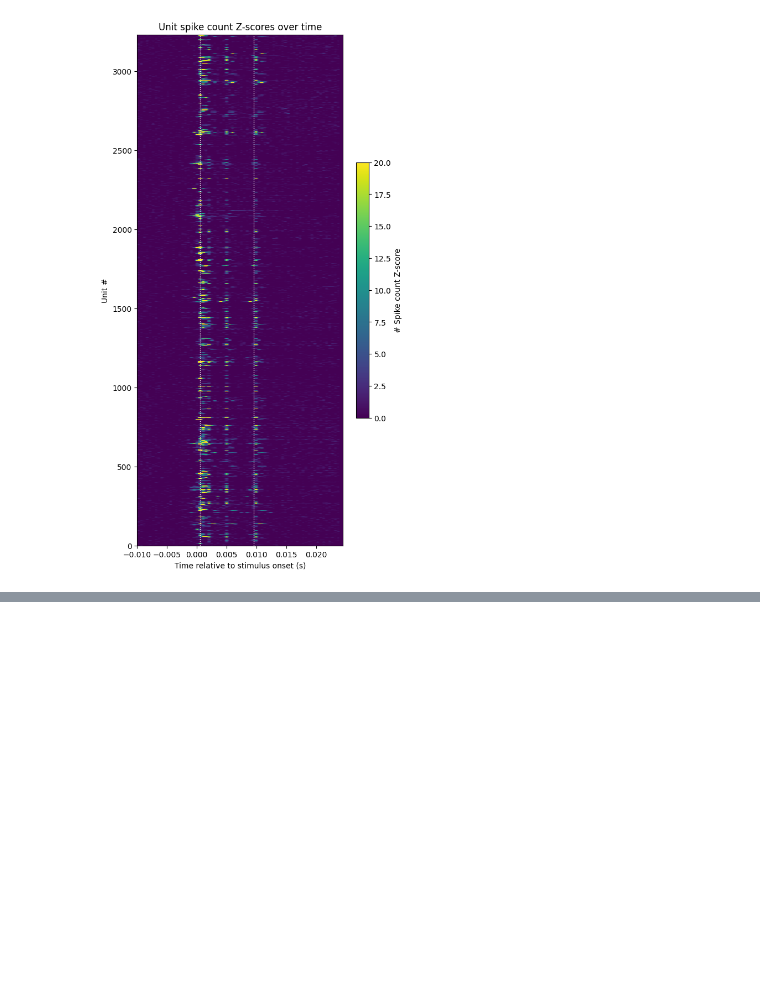
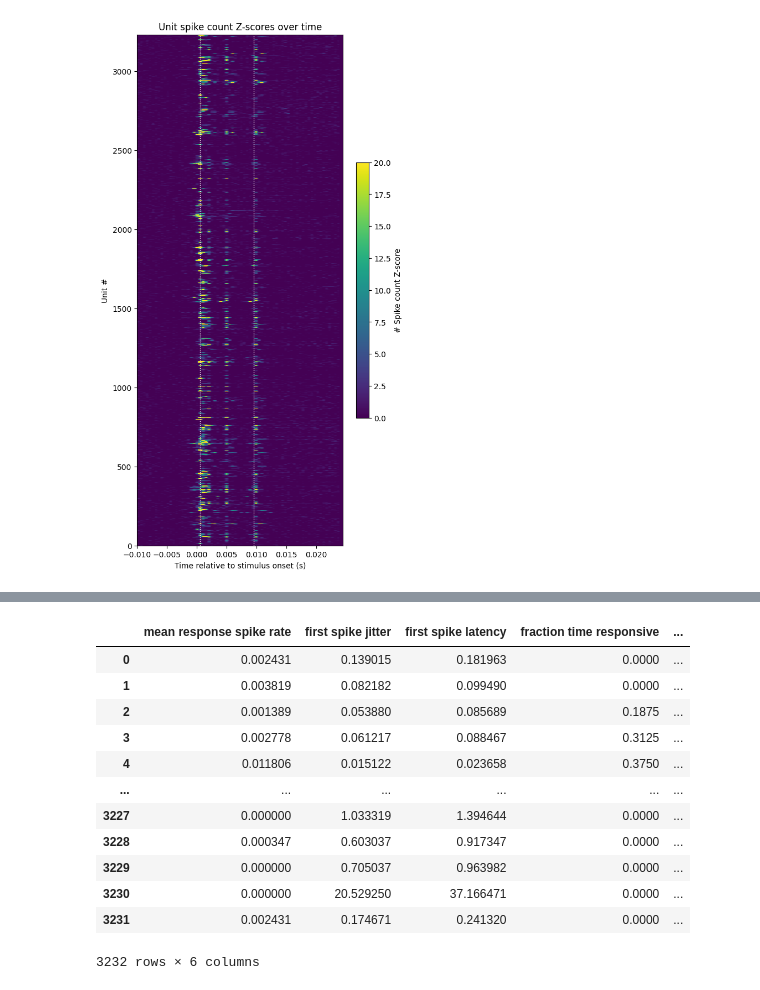
Before and after one commit to AllenInstitute/openscope_databook, a Jupyter notebook: docs/first-order/optotagging.ipynb, the cells around one changed output, grey strips where cells are left out. Drawn from its saved outputs; the diff is of its cells as text; code cells hidden in the pictures; blank space fills up the shorter version.

```diff
--- a/docs/first-order/optotagging.ipynb
+++ b/docs/first-order/optotagging.ipynb
@@ -134,7 +134,8 @@ for unit_idx in range(len(units_spike_times)):
         bin_indices = ((spike_times_in_range - (first_bin_time)) / time_resolution).astype(int)
 
         # mark that there is a spike for these bin times for this unit on this stim trial
-        spike_matrix[unit_idx, bin_indices, stim_idx] = 1
+        for bin_idx in bin_indices:
+            spike_matrix[unit_idx, bin_idx, stim_idx] += 1
 
 # aggregate all stim trials to get total spikes by unit over time
 spike_counts = np.sum(spike_matrix, axis=2)
@@ -217,0 +221,11 @@ show_counts(filtered_spike_counts,
+# %%
+censor_period = 0.002
+duration = 0.01
+# %%
+n_trials = len(stim_times)
+stim_start_time = censor_period
+stim_end_time = duration
+
+stim_start_idx, stim_end_idx = (((stim_start_time, stim_end_time) - (bin_edges[0])) / time_resolution).astype(int)
+bl_start_idx = 0
+bl_end_idx = int((0-censor_period-bin_edges[0]) / time_resolution)
@@ -217,0 +292,42 @@ show_counts(filtered_spike_counts,
+# %%
+avg_spikes = spike_counts[:,stim_start_idx:stim_end_idx] / n_trials
+mean_response_spike_rates = np.mean(avg_spikes, axis=1)
+
+first_spike_jitters = np.zeros((len(units_spike_times)))
+first_spike_latencies = np.zeros((len(units_spike_times)))
+fracs_time_responsive = np.zeros((len(units_spike_times)))
+fracs_trials_responsive = np.zeros((len(units_spike_times)))
+salts = np.zeros((len(units_spike_times)))
+
+for unit_idx in range(len(units_spike_times)):
+    first_spike_jitter, first_spike_latency = first_spike_latencies_and_jitters(unit_idx)
+    first_spike_jitters[unit_idx] = first_spike_jitter
+    first_spike_latencies[unit_idx] = first_spike_latency
+
+    bl_trial_counts = np.mean(spike_matrix[unit_idx,bl_start_idx:bl_end_idx],axis=0)
+    fracs_time_responsive[unit_idx] = fraction_time_responsive(unit_idx, bl_trial_counts)
+    fracs_trials_responsive[unit_idx] = fraction_trials_responsive(unit_idx, bl_trial_counts)
+    salts[unit_idx] = ks_salt(unit_idx)
+# %%
+df = pd.DataFrame({"mean response spike rate": mean_response_spike_rates,
+                   "first spike jitter": first_spike_jitters,
+                   "first spike latency": first_spike_latencies,
+                   "fraction time responsive": fracs_time_responsive,
+                   "fraction trials responsive": fracs_trials_responsive,
+                   "ks salt value": salts
+                  })
+df
+# %% [output]
+|  | mean response spike rate | first spike jitter | first spike latency | fraction time responsive | ... |
+| 0 | 0.002431 | 0.139015 | 0.181963 | 0.0000 | ... |
+| 1 | 0.003819 | 0.082182 | 0.099490 | 0.0000 | ... |
+| 2 | 0.001389 | 0.053880 | 0.085689 | 0.1875 | ... |
+| 3 | 0.002778 | 0.061217 | 0.088467 | 0.3125 | ... |
+| 4 | 0.011806 | 0.015122 | 0.023658 | 0.3750 | ... |
+| ... | ... | ... | ... | ... | ... |
+| 3227 | 0.000000 | 1.033319 | 1.394644 | 0.0000 | ... |
+| 3228 | 0.000347 | 0.603037 | 0.917347 | 0.0000 | ... |
+| 3229 | 0.000000 | 0.705037 | 0.963982 | 0.0000 | ... |
+| 3230 | 0.000000 | 20.529250 | 37.166471 | 0.0000 | ... |
+| 3231 | 0.002431 | 0.174671 | 0.241320 | 0.0000 | ... |
+3232 rows × 6 columns
```
Also changed, not shown: parts of 8 cells of this notebook.
